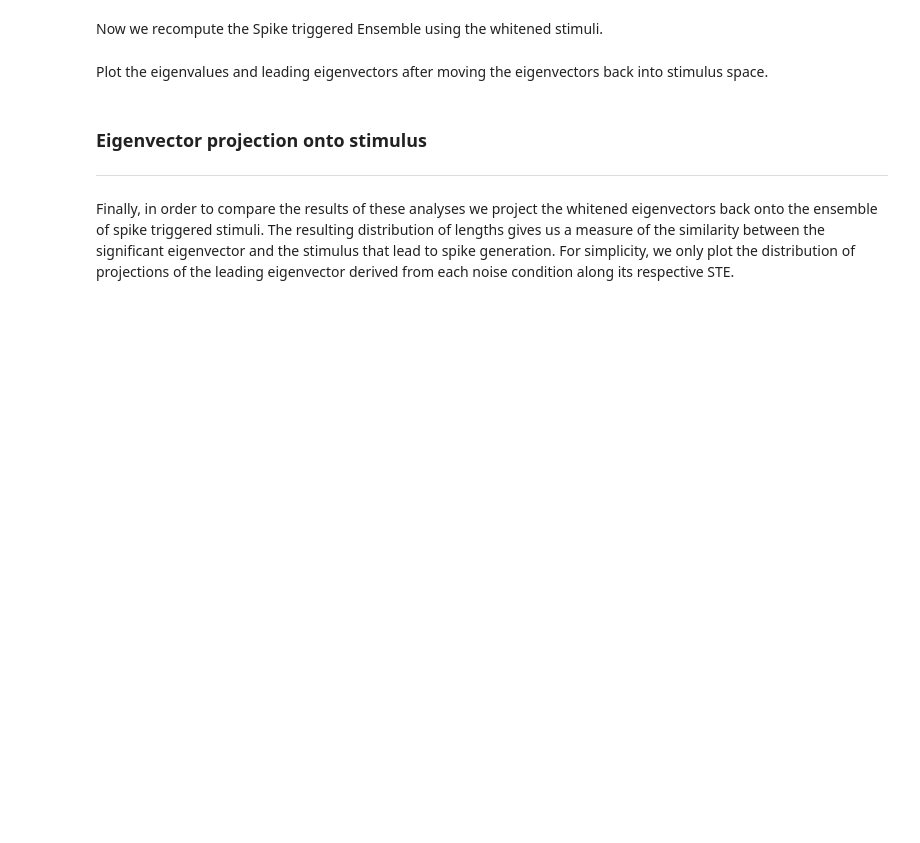
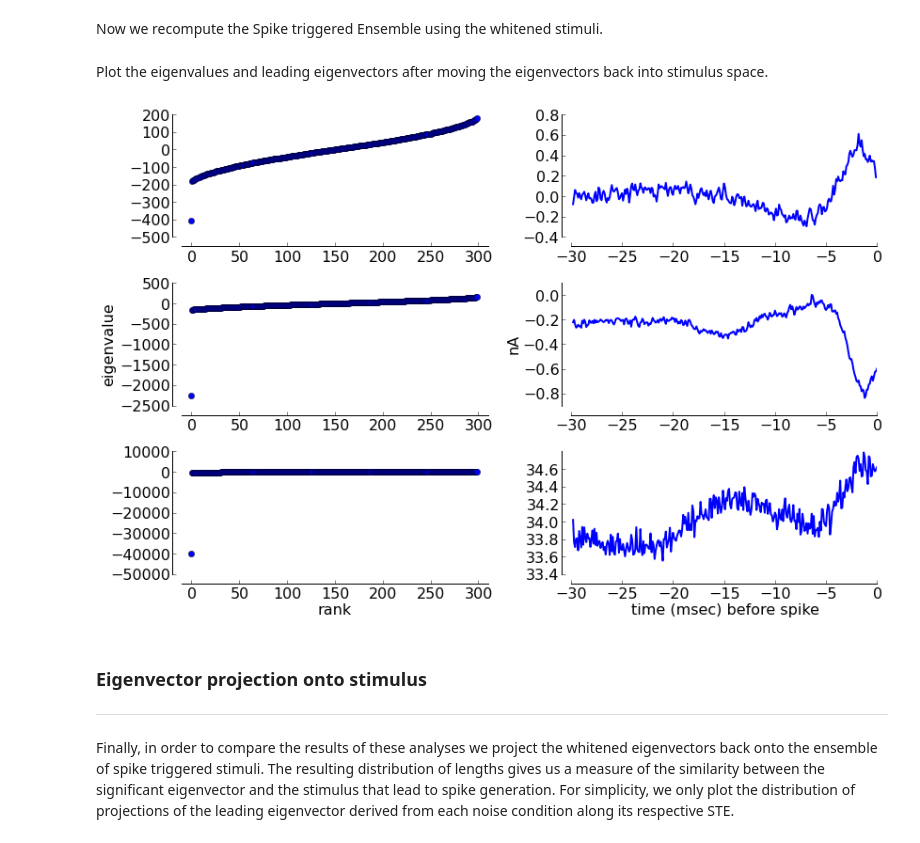
Before and after one commit to bps10/bps10.github.com, a Jupyter notebook: notebooks/Natural scenes.ipynb, the cells around one changed output. Saved outputs shown, nothing was run; the diff lists cells and outputs as text; code cells hidden in the pictures; blank space fills up the shorter version.

```diff
--- a/notebooks/Natural scenes.ipynb
+++ b/notebooks/Natural scenes.ipynb
@@ -656,7 +668,7 @@ def unwhiten(stim, eigen):
     # perform matrix multiplication
     step1 = np.dot(xy.T, val)
     unwhite = np.dot(step1, vect ** -1)
-    return unwhite[:,1] #, val, vect
+    return unwhite[:,0] #, val, vect
 # %% [markdown]
 #### Analyze corrected STC
 
@@ -719,9 +733,9 @@ plt.show()
 Now we recompute the Spike triggered Ensemble using the whitened stimuli.
 # %%
 # Find STE in each voltage trace & downsample:
-STE_A, STE_noiseA = findSTE(stimA, VoltageA, spikesA, dt, STA_len, downS)
-STE_B, STE_noiseB = findSTE(stimB, VoltageB, spikesB, dt, STA_len, downS)
-STE_C, STE_noiseC = findSTE(stimC, VoltageC, spikesC, dt, STA_len, downS)
+STE_A, STE_noiseA = findSTE(whiteStimA, VoltageA, spikesA, dt, STA_len, downS)
+STE_B, STE_noiseB = findSTE(whiteStimB, VoltageB, spikesB, dt, STA_len, downS)
+STE_C, STE_noiseC = findSTE(whiteStimC, VoltageC, spikesC, dt, STA_len, downS)
 
 # Compute the Eigen values and Eigen vectors for each stimulus/response pair:
 whiteVal_A, whiteVect_A = findSTCov(STA_A, STE_A, STE_noiseA, dt / downS)
@@ -737,38 +751,38 @@ ax2 = fig.add_subplot(322)
 ax3 = fig.add_subplot(323)
 ax4 = fig.add_subplot(324)
 ax5 = fig.add_subplot(325)
 ax6 = fig.add_subplot(326)
 
 x_ = np.arange(-STA_len / dt / downS, 0) * dt * downS
 ax1.plot(whiteVal_A, 'o')
-ax2.plot(x_[1:], unwhiten(stimB, whiteVect_A[:, 0]), 'b-', linewidth=2)
+ax2.plot(x_[1:], unwhiten(stimA, whiteVect_A[:, 0]), 'b-', linewidth=2)
 
 ax3.plot(whiteVal_B, 'o')
-#ax4.plot(x_, whiteVect_B[:, 0], 'b-', linewidth=2)
-ax4.plot(x_[1:], unwhiten(stimB, whiteVect_B[:, 0]), 'b-', linewidth=2)
+ax4.plot(x_[1:], -1 *unwhiten(stimB, whiteVect_B[:, 0]), 'b-', linewidth=2)
 
 ax5.plot(whiteVal_C, 'o')
-ax6.plot(x_[1:], unwhiten(stimB, whiteVect_C[:, 0]), 'b-', linewidth=2)
-#ax6.plot(x_, -1 * sigvectC, 'g-', linewidth=2)
+ax6.plot(x_[1:], unwhiten(stimC, whiteVect_C[:, 0]), 'b-', linewidth=2)
 
 TufteAxis(ax1)
 ax1.set_xlim([-10, len(whiteVal_A) + 10])
 TufteAxis(ax2)
 TufteAxis(ax3)
 ax3.set_xlim([-10, len(whiteVal_B) + 10])
 TufteAxis(ax4)
 TufteAxis(ax5)
 ax5.set_xlim([-10, len(whiteVal_C) + 10])
 TufteAxis(ax6)
 
 ax3.set_ylabel('eigenvalue')
 ax4.set_ylabel('nA')
 ax5.set_xlabel('rank')
 ax6.set_xlabel('time (msec) before spike')
 
 
 plt.tight_layout()
 plt.show()
+# %% [output]
+[figure, added]
 # %% [markdown]
 ### Eigenvector projection onto stimulus
 ***
```
Also changed, not shown: parts of 11 cells of this notebook, 1 other file.
